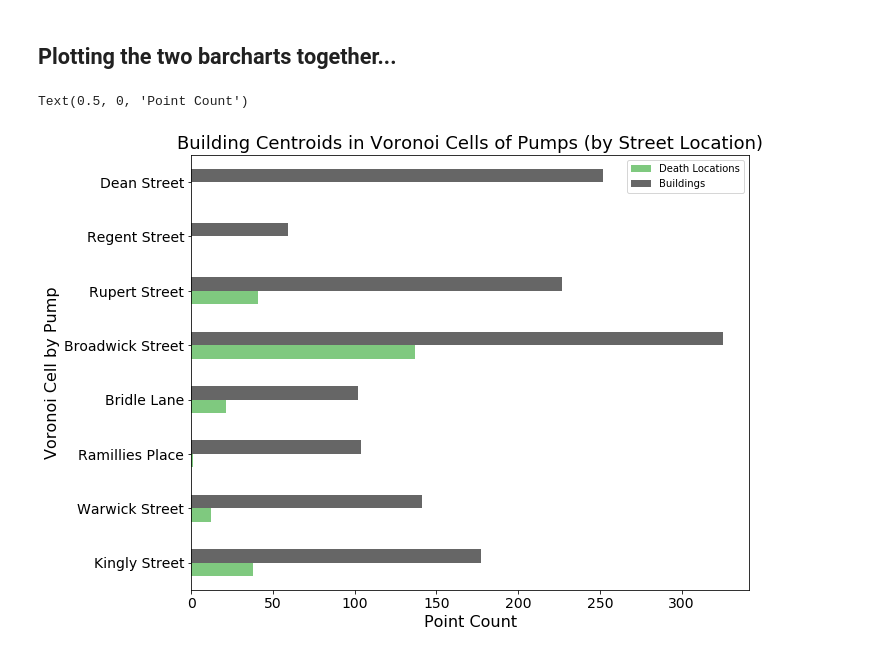
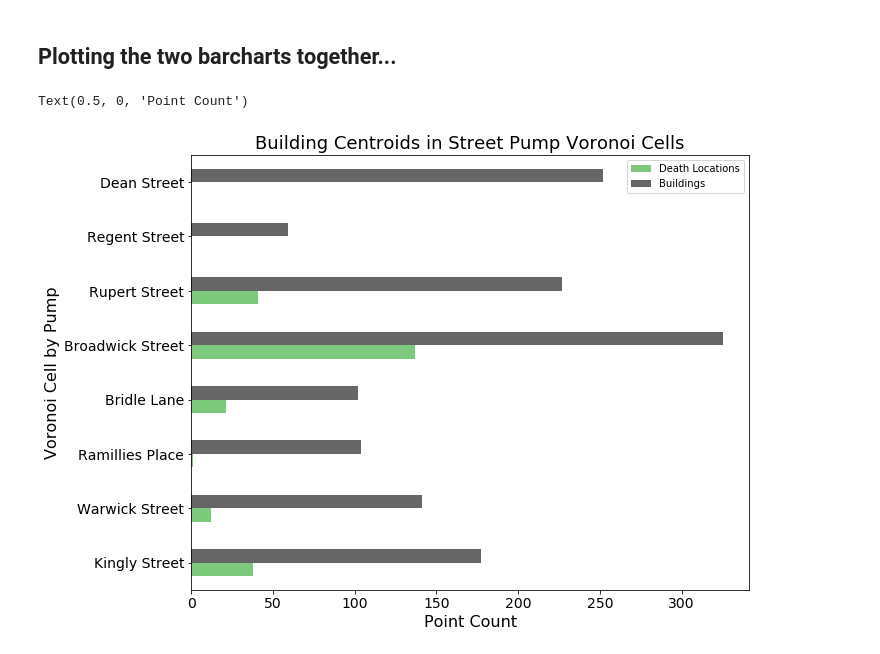
Before and after one commit to nravilla/1854-Cholera-Outbreak-London-Advanced-2, a Jupyter notebook: NB06-Buildings-in-Voronoi-Cells.ipynb, the cells around one changed output. Drawn from its saved outputs; the diff is of its cells as text; code cells hidden in the pictures.

```diff
--- a/NB06-Buildings-in-Voronoi-Cells.ipynb
+++ b/NB06-Buildings-in-Voronoi-Cells.ipynb
@@ -344,17 +344,17 @@ voronoi_deaths_buildings_df
 # %%
 import matplotlib.pyplot as plt
 
 ax = voronoi_deaths_buildings_df[['death_locations','buildings','Street']]\
     .rename(columns={'death_locations':'Death Locations',\
                     'buildings':'Buildings'})\
     .plot.barh(figsize=(10,8), x='Street', colormap='Accent')
 
-ax.set_title('Building Centroids in Voronoi Cells of Pumps (by Street Location)', \
+ax.set_title('Building Centroids in Street Pump Voronoi Cells', \
              fontsize=18)
 ax.tick_params(axis = 'both', which = 'major', labelsize = 14)
 ax.set_ylabel('Voronoi Cell by Pump', fontsize=16)
 ax.set_xlabel('Point Count', \
               fontsize=16)
 # %% [output]
 Text(0.5, 0, 'Point Count')
-[figure, old version]
+[figure, new version]
```
